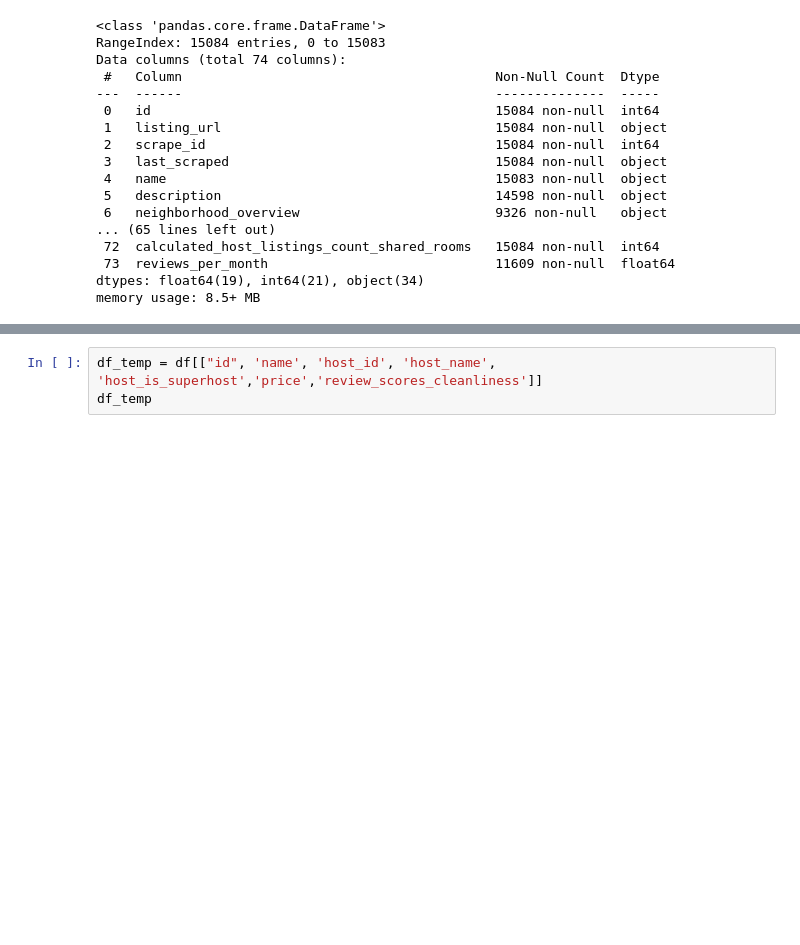
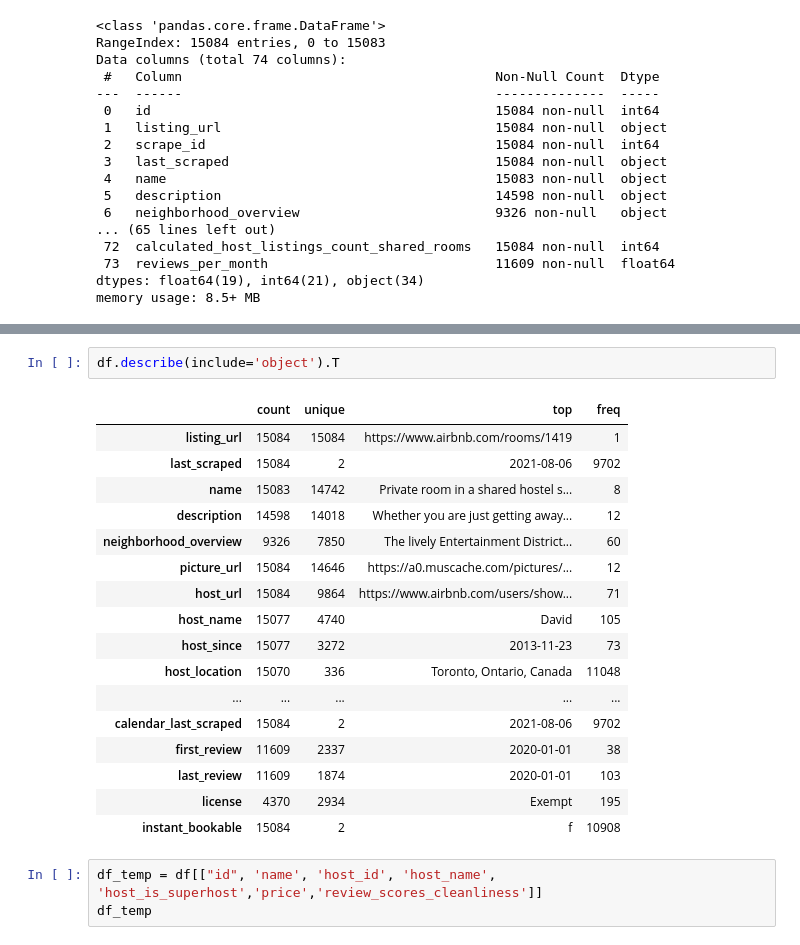
Before and after one commit to data301-2021-winter1/project-group11-project, a Jupyter notebook: notebooks/analysis1.ipynb, the cells around one changed output, grey strips where cells are left out. Drawn from its saved outputs; the diff is of its cells as text; blank space fills up the shorter version.

```diff
--- a/notebooks/analysis1.ipynb
+++ b/notebooks/analysis1.ipynb
@@ -75,3 +87,23 @@ memory usage: 8.5+ MB
+# %%
+df.describe(include='object').T
+# %% [output]
+|  | count | unique | top | freq |
+| listing_url | 15084 | 15084 | https://www.airbnb.com/rooms/1419 | 1 |
+| last_scraped | 15084 | 2 | 2021-08-06 | 9702 |
+| name | 15083 | 14742 | Private room in a shared hostel s... | 8 |
+| description | 14598 | 14018 | Whether you are just getting away... | 12 |
+| neighborhood_overview | 9326 | 7850 | The lively Entertainment District... | 60 |
+| picture_url | 15084 | 14646 | https://a0.muscache.com/pictures/... | 12 |
+| host_url | 15084 | 9864 | https://www.airbnb.com/users/show... | 71 |
+| host_name | 15077 | 4740 | David | 105 |
+| host_since | 15077 | 3272 | 2013-11-23 | 73 |
+| host_location | 15070 | 336 | Toronto, Ontario, Canada | 11048 |
+| ... | ... | ... | ... | ... |
+| calendar_last_scraped | 15084 | 2 | 2021-08-06 | 9702 |
+| first_review | 11609 | 2337 | 2020-01-01 | 38 |
+| last_review | 11609 | 1874 | 2020-01-01 | 103 |
+| license | 4370 | 2934 | Exempt | 195 |
+| instant_bookable | 15084 | 2 | f | 10908 |
 # %%
 df_temp = df[["id", 'name', 'host_id', 'host_name', 'host_is_superhost','price','review_scores_cleanliness']]
 df_temp
```
Also changed, not shown: parts of 18 cells of this notebook.
